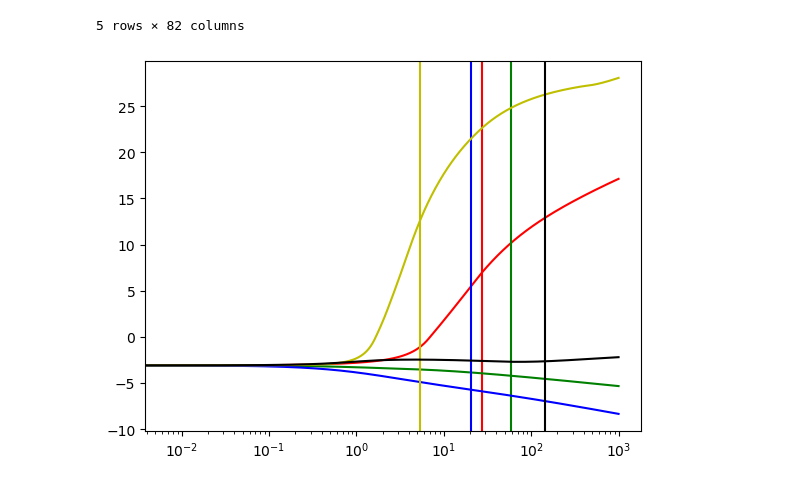
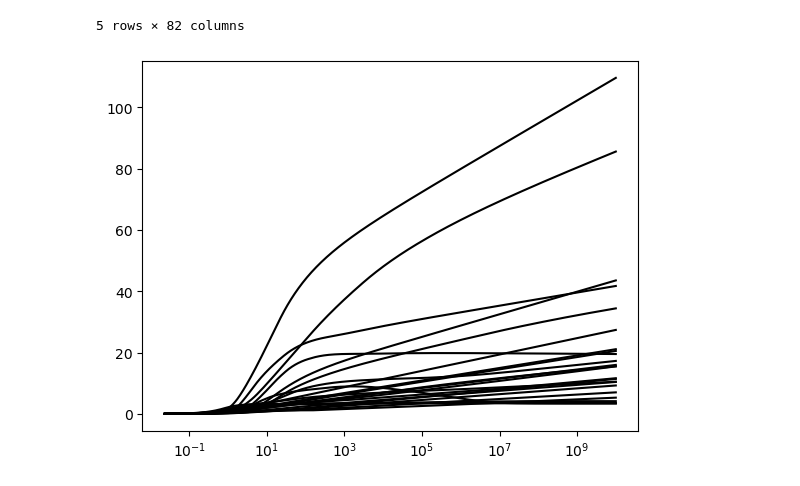
Before and after one commit to nathanieljevans/GSNN, a Jupyter notebook: notebooks/BINDING_AFFINITY_ANALYSIS.ipynb, the cells around one changed output. Cells and saved outputs as stored; diff of their text form; code cells hidden in the pictures.

```diff
--- a/notebooks/BINDING_AFFINITY_ANALYSIS.ipynb
+++ b/notebooks/BINDING_AFFINITY_ANALYSIS.ipynb
@@ -75,26 +75,29 @@ exdf.head()
 | 4 | 0.0 | 0.0 | 0.0 | 0.0 | 0.0 | 0.0 | ... |
 5 rows × 82 columns
 # %%
+drugs = [x for x in exdf.columns if 'DRUG__' in x]
+
 
 plt.figure()
 
-for i in range(len(drugs)):
+for drug_ in drugs:
 #plt.plot(np.abs(out).mean(axis=1))
     exdf = pd.DataFrame(ex_smol[[0], :].expand(1000, -1), columns=meta['input_edge_names'])
     exdf[[x for x in exdf.columns if 'DRUG__' in x]] = np.zeros(exdf[[x for x in exdf.columns if 'DRUG__' in x]].shape)
 
-    drug_ = [x for x in exdf.columns if 'DRUG__' in x][i]
     out_feat = 7
-    exdf[drug_] = np.linspace(0,3, 1000)
+    exdf[drug_] = np.logspace(-2,1, 1000)
 
     out = f(exdf.values)
     x_conc = 10**exdf[drug_]-1
-    plt.plot(x_conc, out[:,out_feat], c=c)
+    bias = out[0, :] # initial predicted value at 0 conc
+    #plt.plot(x_conc, out[:,out_feat] - bias[out_feat], c=c)
+    plt.plot(x_conc, np.abs(out - bias).mean(axis=1), c='k')# [:,out_feat], c=c)
     half_maximal_value = out[:,out_feat].min() + (out[:,out_feat].max() - out[:,out_feat].min())/2
     EC50 = x_conc[np.argmin(np.abs(out[:,out_feat] - half_maximal_value))]
     #plt.axhline(half_maximal_value)
-    plt.axvline(EC50, c=c)
+    #plt.axvline(EC50, c=c)
 plt.xscale('log')
 plt.show()
 # %% [output]
-[figure, old version]
+[figure, new version]
```
Also changed, not shown: parts of 2 cells of this notebook, 9 other files.
